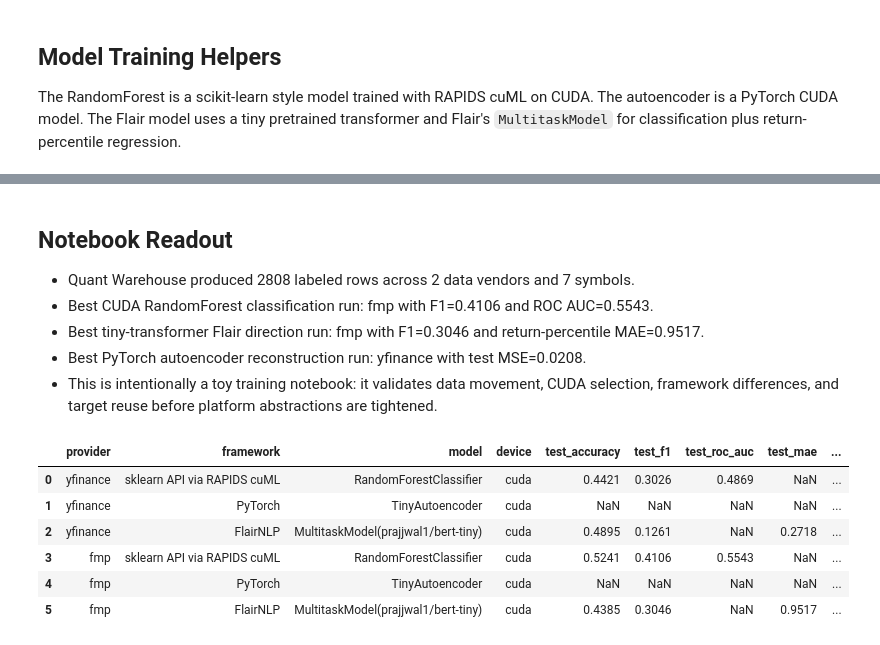
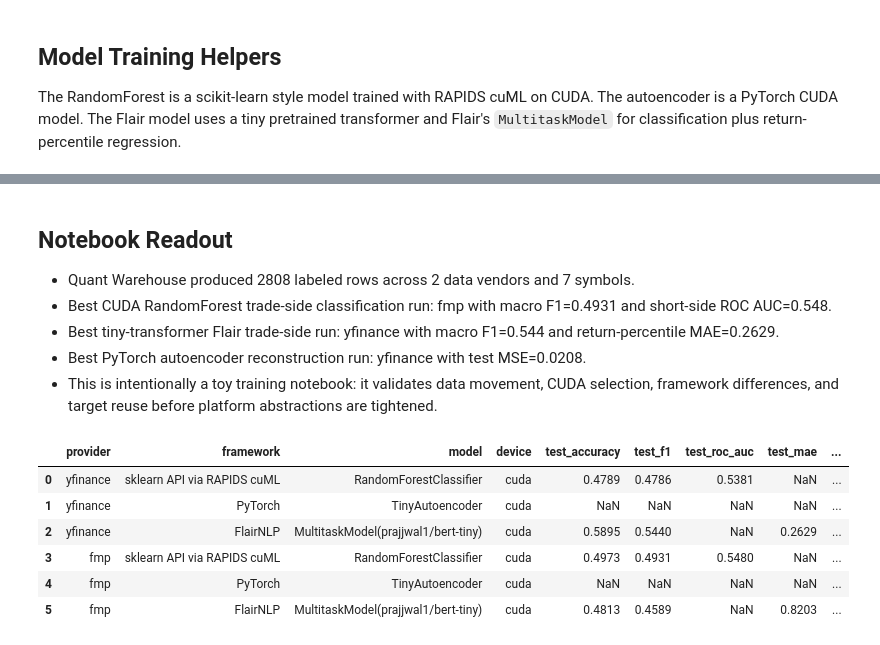
Before and after one commit to quantarb/quant-orchestrator, a Jupyter notebook: notebooks/mult-ml-frameworks/sample_model_training.ipynb, the cells around one changed output, grey strips where cells are left out. Saved outputs shown, nothing was run; the diff lists cells and outputs as text; code cells hidden in the pictures.

Commit message:
Use trade side labels in multi-ML notebook

```diff
--- a/notebooks/mult-ml-frameworks/sample_model_training.ipynb
+++ b/notebooks/mult-ml-frameworks/sample_model_training.ipynb
@@ -117,6 +117,7 @@ def row_to_key_value_text(row: pd.Series) -> str:
             f"datetime={pd.Timestamp(row['date']).date()}",
             f"event={row.get('event', 'label')}",
             f"horizon={row.get('horizon', 'unknown')}",
+            f"trade_side={row['trade_side']}",
             f"open={row['open']:.6f}",
             f"high={row['high']:.6f}",
             f"low={row['low']:.6f}",
@@ -141,9 +142,13 @@ def load_provider_dataset(provider: str) -> pd.DataFrame:
         ).reset_index()
         labels["date"] = pd.to_datetime(labels["date"]).dt.tz_localize(None)
         labels["symbol"] = labels["symbol"].astype(str)
-        labels = labels.dropna(subset=["date", "symbol", "target", "rank_y"]).copy()
+        side_column = "trade_side" if "trade_side" in labels.columns else "side"
+        labels["trade_side"] = labels[side_column].astype(str).str.lower()
+        labels = labels.dropna(subset=["date", "symbol", "trade_side", "rank_y"]).copy()
+        labels = labels[labels["trade_side"].isin(["long", "short"])].copy()
         labels["target"] = labels["target"].astype(int)
         labels["rank_y"] = labels["rank_y"].astype(float)
+        labels["trade_side_code"] = labels["trade_side"].map({"long": 0, "short": 1}).astype("int32")
 
         symbol_prices = prices.reset_index().rename(columns={"index": "date"})
         symbol_prices["symbol"] = symbol
@@ -156,8 +161,8 @@ def load_provider_dataset(provider: str) -> pd.DataFrame:
     )
     dataset["text"] = dataset.apply(row_to_key_value_text, axis=1)
     dataset = dataset.reset_index(drop=True)
-    if dataset["target"].nunique() < 2:
-        raise ValueError(f"{provider} dataset has only one class after joining features and labels")
+    if dataset["trade_side"].nunique() < 2:
+        raise ValueError(f"{provider} dataset has only one trade side after joining features and labels")
     return dataset
 
 
@@ -206,7 +211,7 @@ for provider in PROVIDERS:
             "train_rows": len(splits["train"]),
             "dev_rows": len(splits["dev"]),
             "test_rows": len(splits["test"]),
-            "positive_rate": dataset["target"].mean(),
+            "long_rate": (dataset["trade_side"] == "long").mean(),
             "first_label_date": dataset["date"].min().date(),
             "last_label_date": dataset["date"].max().date(),
             "unique_horizons": dataset["horizon"].nunique(),
@@ -217,6 +222,6 @@ summary = pd.DataFrame(audit_rows)
 display(summary)
 
 display(Markdown("### Sample Rows"))
-preview_cols = ["provider", "date", "symbol", "open", "high", "low", "close", "volume", "target", "rank_y", "event", "horizon"]
+preview_cols = ["provider", "date", "symbol", "open", "high", "low", "close", "volume", "trade_side", "rank_y", "event", "horizon"]
 display(pd.concat([provider_datasets[p].head(3) for p in PROVIDERS], ignore_index=True)[preview_cols])
 # %% [output]
@@ -248,11 +253,11 @@ def train_cuml_random_forest(provider: str, splits: dict[str, pd.DataFrame], arr
         n_streams=1,
     )
     x_train = cudf.DataFrame(pd.DataFrame(arrays["train"], columns=OHLCV_COLUMNS))
-    y_train = cudf.Series(splits["train"]["target"].astype("int32").reset_index(drop=True))
+    y_train = cudf.Series(splits["train"]["trade_side_code"].astype("int32").reset_index(drop=True))
     model.fit(x_train, y_train)
 
     x_test = cudf.DataFrame(pd.DataFrame(arrays["test"], columns=OHLCV_COLUMNS))
-    y_test = splits["test"]["target"].astype(int).to_numpy()
+    y_test = splits["test"]["trade_side_code"].astype(int).to_numpy()
     pred = model.predict(x_test).to_numpy().astype(int)
     proba_raw = model.predict_proba(x_test)
     proba = proba_raw.to_numpy()[:, 1] if hasattr(proba_raw, "to_numpy") else np.asarray(proba_raw)[:, 1]
@@ -263,7 +268,7 @@ def train_cuml_random_forest(provider: str, splits: dict[str, pd.DataFrame], arr
         "model": "RandomForestClassifier",
         "device": "cuda",
         "test_accuracy": accuracy_score(y_test, pred),
-        "test_f1": f1_score(y_test, pred, zero_division=0),
+        "test_f1": f1_score(y_test, pred, average="macro", zero_division=0),
         "test_roc_auc": roc_auc_score(y_test, proba) if len(np.unique(y_test)) == 2 else np.nan,
         "test_mae": np.nan,
         "train_seconds": elapsed,
@@ -323,12 +328,12 @@ def train_flair_multitask(provider: str, splits: dict[str, pd.DataFrame]) -> dic
         base_path=ARTIFACT_DIR / f"flair_mtl_{provider}",
         transformer_model=FLAIR_TRANSFORMER,
         text_column="text",
-        classification_column="target",
+        classification_column="trade_side",
         regression_column="rank_y",
-        class_label_fn=lambda value: "long" if int(value) == 1 else "not_long",
-        classification_label_type="direction",
+        class_label_fn=lambda value: str(value).lower(),
+        classification_label_type="trade_side",
         regression_label_type="return_percentile",
-        classification_task_id="direction",
+        classification_task_id="trade_side",
         regression_task_id="return_percentile",
         classification_loss_factor=1.0,
         regression_loss_factor=0.5,
@@ -343,15 +348,14 @@ def train_flair_multitask(provider: str, splits: dict[str, pd.DataFrame]) -> dic
         create_loss_file=False,
         embeddings_storage_mode="none",
     )
-    y_pred_direction_labels, y_pred_return = predict_classification_regression(
+    y_pred_trade_side, y_pred_return = predict_classification_regression(
         result,
         result.corpus.test,
-        classification_prediction_label="pred_direction",
+        classification_prediction_label="pred_trade_side",
         regression_prediction_label="pred_return_percentile",
         mini_batch_size=32,
     )
-    y_true_direction = splits["test"]["target"].astype(int).to_numpy()
-    y_pred_direction = np.array([1 if label == "long" else 0 for label in y_pred_direction_labels])
+    y_true_trade_side = splits["test"]["trade_side"].astype(str).str.lower().to_numpy()
     y_true_return = splits["test"]["rank_y"].astype(float).to_numpy()
     elapsed = perf_counter() - started
     return {
@@ -359,8 +363,8 @@ def train_flair_multitask(provider: str, splits: dict[str, pd.DataFrame]) -> dic
         "framework": "FlairNLP",
         "model": f"MultitaskModel({FLAIR_TRANSFORMER})",
         "device": str(TORCH_DEVICE),
-        "test_accuracy": accuracy_score(y_true_direction, y_pred_direction),
-        "test_f1": f1_score(y_true_direction, y_pred_direction, zero_division=0),
+        "test_accuracy": accuracy_score(y_true_trade_side, y_pred_trade_side),
+        "test_f1": f1_score(y_true_trade_side, y_pred_trade_side, average="macro", zero_division=0),
         "test_roc_auc": np.nan,
         "test_mae": mean_absolute_error(y_true_return, y_pred_return),
         "train_seconds": elapsed,
@@ -474,40 +478,40 @@ flair_rows = readable[readable["framework"].eq("FlairNLP")].sort_values("test_f1
 torch_rows = readable[readable["framework"].eq("PyTorch")].sort_values("test_reconstruction_mse", ascending=True)
 
 lines = [
     "## Notebook Readout",
     f"- Quant Warehouse produced {int(summary['rows'].sum())} labeled rows across {len(PROVIDERS)} data vendors and {len(SYMBOLS)} symbols.",
 ]
 if not rf_rows.empty:
     best = rf_rows.iloc[0]
     lines.append(
-        f"- Best CUDA RandomForest classification run: {best['provider']} with F1={best['test_f1']} and ROC AUC={best['test_roc_auc']}."
+        f"- Best CUDA RandomForest trade-side classification run: {best['provider']} with macro F1={best['test_f1']} and short-side ROC AUC={best['test_roc_auc']}."
     )
 if not flair_rows.empty:
     best = flair_rows.iloc[0]
     lines.append(
-        f"- Best tiny-transformer Flair direction run: {best['provider']} with F1={best['test_f1']} and return-percentile MAE={best['test_mae']}."
+        f"- Best tiny-transformer Flair trade-side run: {best['provider']} with macro F1={best['test_f1']} and return-percentile MAE={best['test_mae']}."
     )
 if not torch_rows.empty:
     best = torch_rows.iloc[0]
     lines.append(
         f"- Best PyTorch autoencoder reconstruction run: {best['provider']} with test MSE={best['test_reconstruction_mse']}."
     )
 lines.append(
     "- This is intentionally a toy training notebook: it validates data movement, CUDA selection, framework differences, and target reuse before platform abstractions are tightened."
 )
 display(Markdown("\n".join(lines)))
 display(readable)
 # %% [output]
 ## Notebook Readout
 - Quant Warehouse produced 2808 labeled rows across 2 data vendors and 7 symbols.
-- Best CUDA RandomForest classification run: fmp with F1=0.4106 and ROC AUC=0.5543.
-- Best tiny-transformer Flair direction run: fmp with F1=0.3046 and return-percentile MAE=0.9517.
+- Best CUDA RandomForest trade-side classification run: fmp with macro F1=0.4931 and short-side ROC AUC=0.548.
+- Best tiny-transformer Flair trade-side run: yfinance with macro F1=0.544 and return-percentile MAE=0.2629.
 - Best PyTorch autoencoder reconstruction run: yfinance with test MSE=0.0208.
 - This is intentionally a toy training notebook: it validates data movement, CUDA selection, framework differences, and target reuse before platform abstractions are tightened.
 |  | provider | framework | model | device | test_accuracy | test_f1 | test_roc_auc | test_mae | ... |
-| 0 | yfinance | sklearn API via RAPIDS cuML | RandomForestClassifier | cuda | 0.4421 | 0.3026 | 0.4869 | NaN | ... |
+| 0 | yfinance | sklearn API via RAPIDS cuML | RandomForestClassifier | cuda | 0.4789 | 0.4786 | 0.5381 | NaN | ... |
 | 1 | yfinance | PyTorch | TinyAutoencoder | cuda | NaN | NaN | NaN | NaN | ... |
-| 2 | yfinance | FlairNLP | MultitaskModel(prajjwal1/bert-tiny) | cuda | 0.4895 | 0.1261 | NaN | 0.2718 | ... |
-| 3 | fmp | sklearn API via RAPIDS cuML | RandomForestClassifier | cuda | 0.5241 | 0.4106 | 0.5543 | NaN | ... |
+| 2 | yfinance | FlairNLP | MultitaskModel(prajjwal1/bert-tiny) | cuda | 0.5895 | 0.5440 | NaN | 0.2629 | ... |
+| 3 | fmp | sklearn API via RAPIDS cuML | RandomForestClassifier | cuda | 0.4973 | 0.4931 | 0.5480 | NaN | ... |
 | 4 | fmp | PyTorch | TinyAutoencoder | cuda | NaN | NaN | NaN | NaN | ... |
-| 5 | fmp | FlairNLP | MultitaskModel(prajjwal1/bert-tiny) | cuda | 0.4385 | 0.3046 | NaN | 0.9517 | ... |
+| 5 | fmp | FlairNLP | MultitaskModel(prajjwal1/bert-tiny) | cuda | 0.4813 | 0.4589 | NaN | 0.8203 | ... |
```
Also changed, not shown: parts of 3 cells of this notebook, 1 other file.
